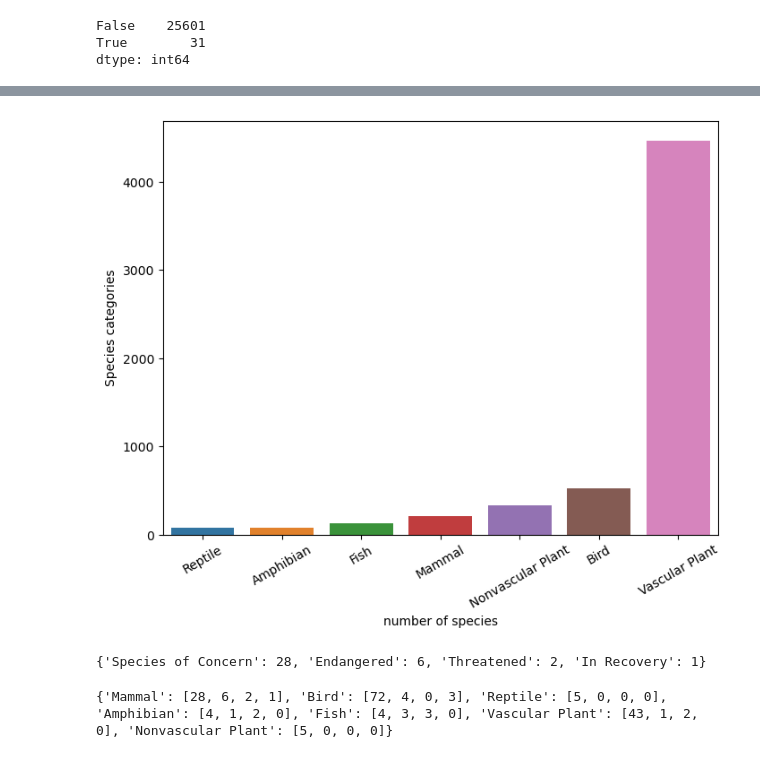
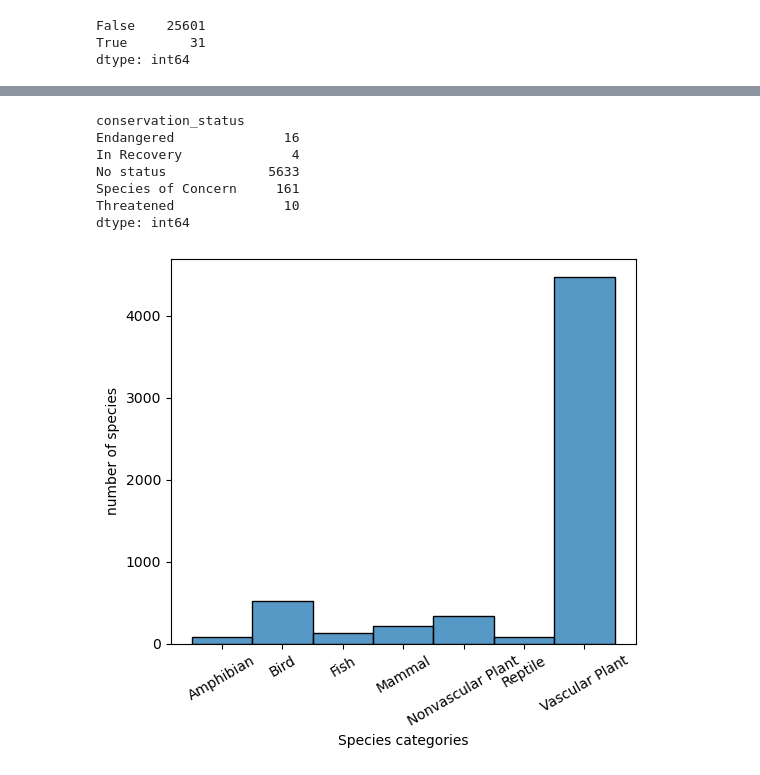
Before and after one commit to El-Mounir/biodiversity_DS, a Jupyter notebook: biodiversity.ipynb, the cells around one changed output, grey strips where cells are left out. Cells and saved outputs as stored; diff of their text form; code cells hidden in the pictures.

```diff
--- a/biodiversity.ipynb
+++ b/biodiversity.ipynb
@@ -7,6 +9,6 @@ import matplotlib.pyplot as plt
 # %%
-species_df = pd.read_csv('species_info.csv');
-observ_df = pd.read_csv('observations.csv');
+species_df = pd.read_csv('species_info.csv', encoding='utf-8');
+observ_df = pd.read_csv('observations.csv', encoding='utf-8');
 
 pd.set_option('display.expand_frame_repr', False);
 
@@ -204,0 +95,3 @@ print(biodiversity_updated_df.head(20));
+# %%
+biodiversity_df.fillna('No status', inplace = True);
+print(biodiversity_df.groupby("conservation_status").size());
@@ -205,40 +111,23 @@ print(biodiversity_updated_df.head(20));
+# %%
+conservationPerPark = pd.pivot_table(biodiversity_df, values = 'observations', index = ['category', 'scientific_name','common_names','conservation_status'], columns = ['park_name']).reset_index();
+#conservationPerPark.common_names = conservationPerPark.common_names.replace(punctuation,'', regex = True);
+#print(conservationPerPark.head());
+#print(len(conservationPerPark));
+print(conservationPerPark.groupby("conservation_status").size());
+# %% [output]
+conservation_status
+Endangered              16
+In Recovery              4
+No status             5633
+Species of Concern     161
+Threatened              10
+dtype: int64
 # %%
-plt.figure(figsize=(8,6));
-sns.countplot(x = biodiversity_updated_df["category"], order = biodiversity_updated_df["category"].value_counts(ascending=True).index);
+plt.figure(figsize=(6,5));
+sns.histplot(conservationPerPark.category);
 plt.xticks(rotation = 30);
-plt.xlabel('number of species');
-plt.ylabel("Species categories");
+plt.xlabel("Species categories");
+plt.ylabel('number of species');
 plt.show();
 # %% [output]
-[figure, old version]
+[figure, new version]
-# %%
-def conservation_stat(category):
-    stat_serie = {'Species of Concern':0 , 'Endangered':0, 'Threatened':0, 'In Recovery':0};
-    for loc_index in range(0,len(biodiversity_updated_df)):
-        if biodiversity_updated_df.category[loc_index] == category and biodiversity_updated_df['conservation_status'][loc_index] != np.nan:
-            if biodiversity_updated_df['conservation_status'][loc_index] == 'In Recovery':
-                stat_serie['In Recovery'] += 1;
-            elif biodiversity_updated_df['conservation_status'][loc_index] == 'Species of Concern':
-                stat_serie['Species of Concern'] += 1;
-            elif biodiversity_updated_df['conservation_status'][loc_index] == 'Endangered':
-                stat_serie['Endangered'] += 1;
-            elif biodiversity_updated_df['conservation_status'][loc_index] == 'Threatened':
-                stat_serie['Threatened'] += 1;
-    return stat_serie;
-
-mammal_stats = conservation_stat('Mammal');
-print(mammal_stats);
-# %% [output]
-{'Species of Concern': 28, 'Endangered': 6, 'Threatened': 2, 'In Recovery': 1}
-# %%
-unique_conservation_status = ('Species of Concern','Endangered','Threatened','In Recovery');
-stats_per_category = {'Mammal':[],'Bird':[],'Reptile':[],'Amphibian':[],'Fish':[],'Vascular Plant':[],'Nonvascular Plant':[]}
-
-for key in stats_per_category.keys():
-    stat_object = conservation_stat(key);
-    for skey in stat_object.keys():
-        stats_per_category[key].append(stat_object[skey]);
-
-print(stats_per_category);
-# %% [output]
-{'Mammal': [28, 6, 2, 1], 'Bird': [72, 4, 0, 3], 'Reptile': [5, 0, 0, 0], 'Amphibian': [4, 1, 2, 0], 'Fish': [4, 3, 3, 0], 'Vascular Plant': [43, 1, 2, 0], 'Nonvascular Plant': [5, 0, 0, 0]}
```
Also changed, not shown: parts of 24 cells of this notebook.
